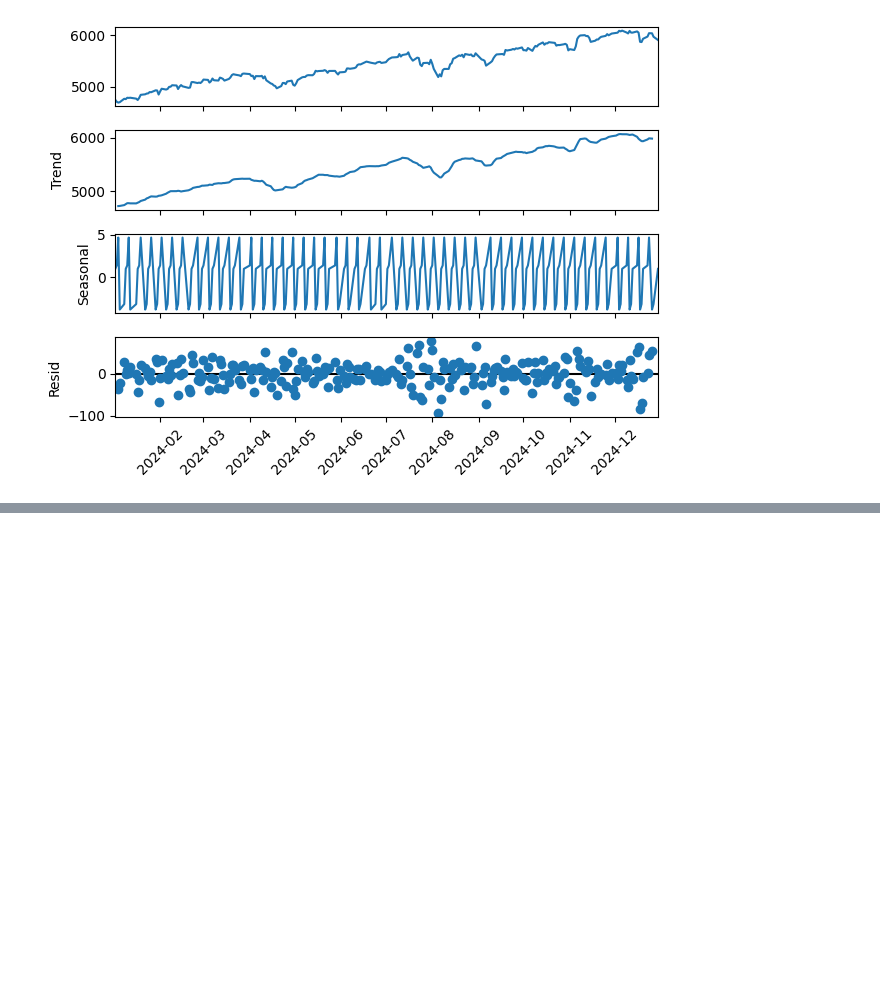
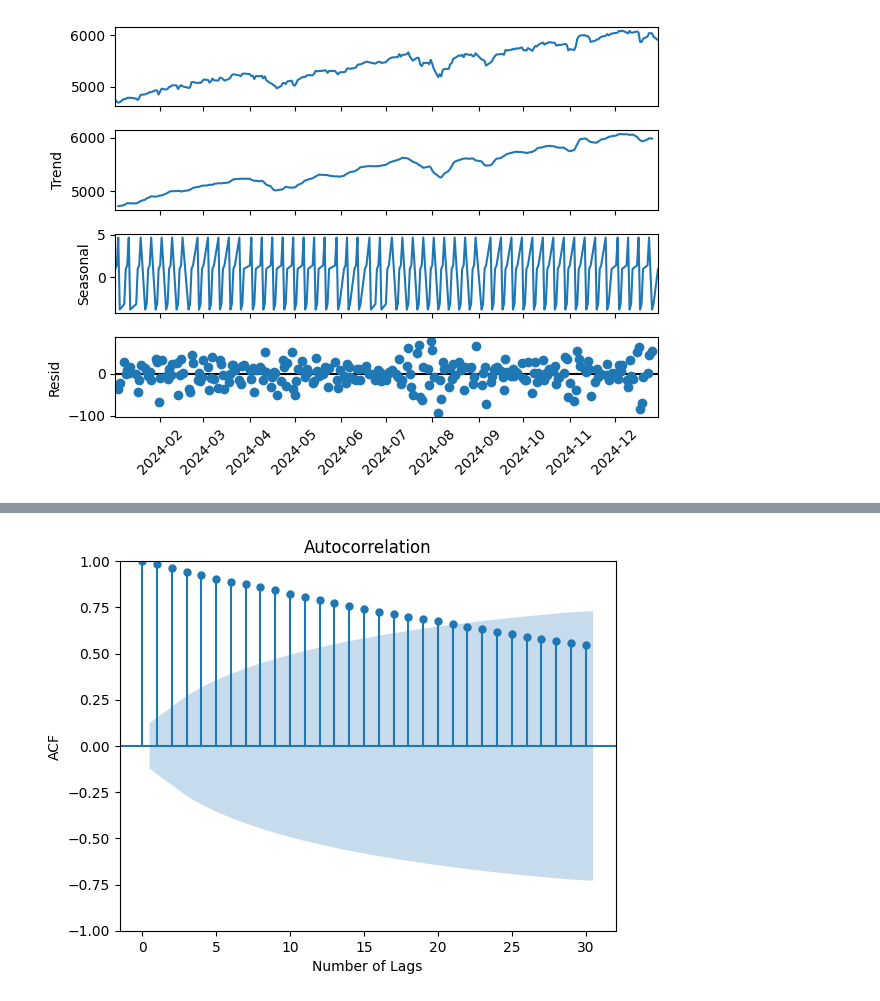
Before and after one commit to xiangshiyin/machine-learning-for-actuarial-science, a Jupyter notebook: 2025-spring/week07/notebook/demo.ipynb, the cells around one changed output, grey strips where cells are left out. Drawn from its saved outputs; the diff is of its cells as text; code cells hidden in the pictures; blank space fills up the shorter version.

```diff
--- a/2025-spring/week07/notebook/demo.ipynb
+++ b/2025-spring/week07/notebook/demo.ipynb
@@ -53,0 +74,9 @@ plt.show()
+# %%
+# plot autocorrelation function(ACF)
+
+sm.graphics.tsa.plot_acf(df_sp500.Close.loc['2024-01-01':'2024-12-31'], lags=30)
+plt.xlabel('Number of Lags')
+plt.ylabel('ACF')
+plt.show()
+# %% [output]
+[figure, added]
```
Also changed, not shown: parts of 13 cells of this notebook.
